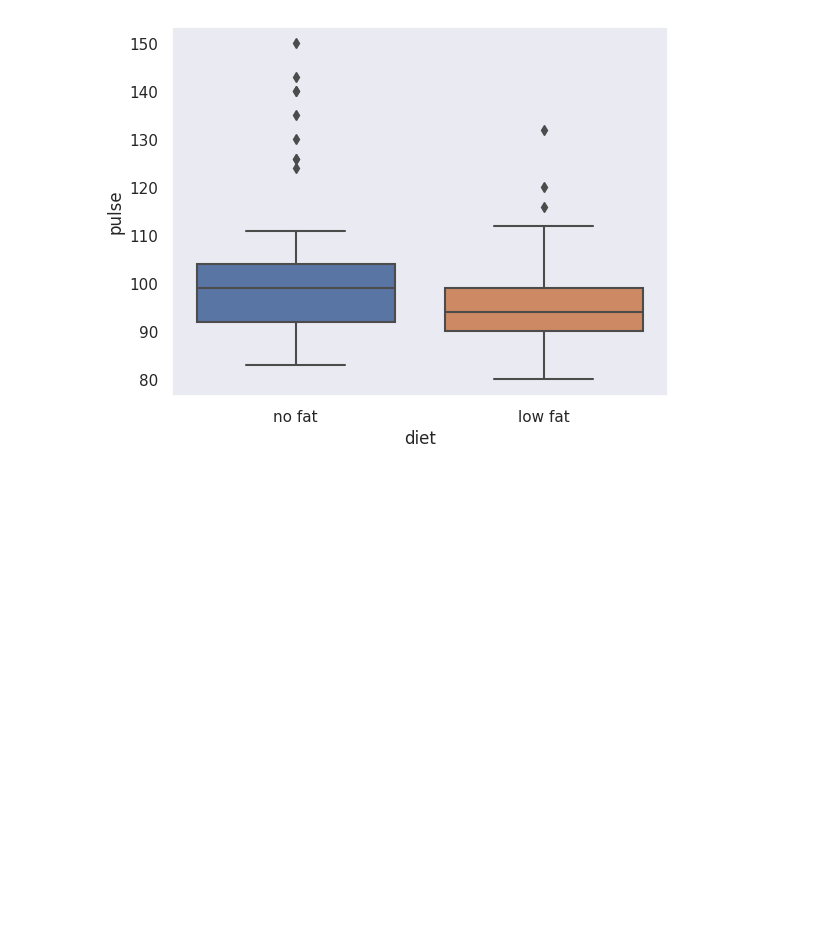
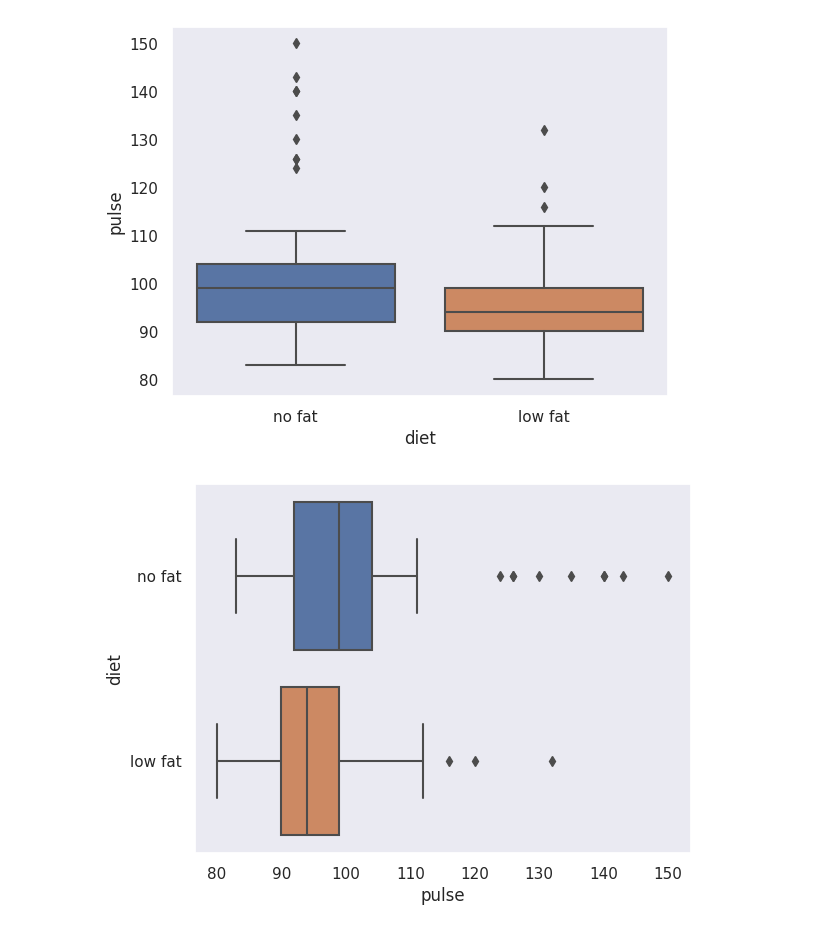
Before and after one commit to blwishom/cognixia, a Jupyter notebook: AdvancedPhase/Statistics_and_Visualization/descriptive_stats_exercise.ipynb, the cells around one changed output. Cells and saved outputs as stored; diff of their text form; code cells hidden in the pictures; blank space fills up the shorter version.

```diff
--- a/AdvancedPhase/Statistics_and_Visualization/descriptive_stats_exercise.ipynb
+++ b/AdvancedPhase/Statistics_and_Visualization/descriptive_stats_exercise.ipynb
@@ -164,3 +164,9 @@ sns.boxplot(exercise, x='diet', y='pulse')
 sns.set(style='dark')
 # %% [output]
 [figure]
+# %%
+sns.boxplot(exercise, x='pulse', y='diet')
+# sns.set(rc={'axes.facecolor':'black'})
+sns.set(style='dark')
+# %% [output]
+[figure, added]
```
Also changed, not shown: parts of 7 cells of this notebook.
